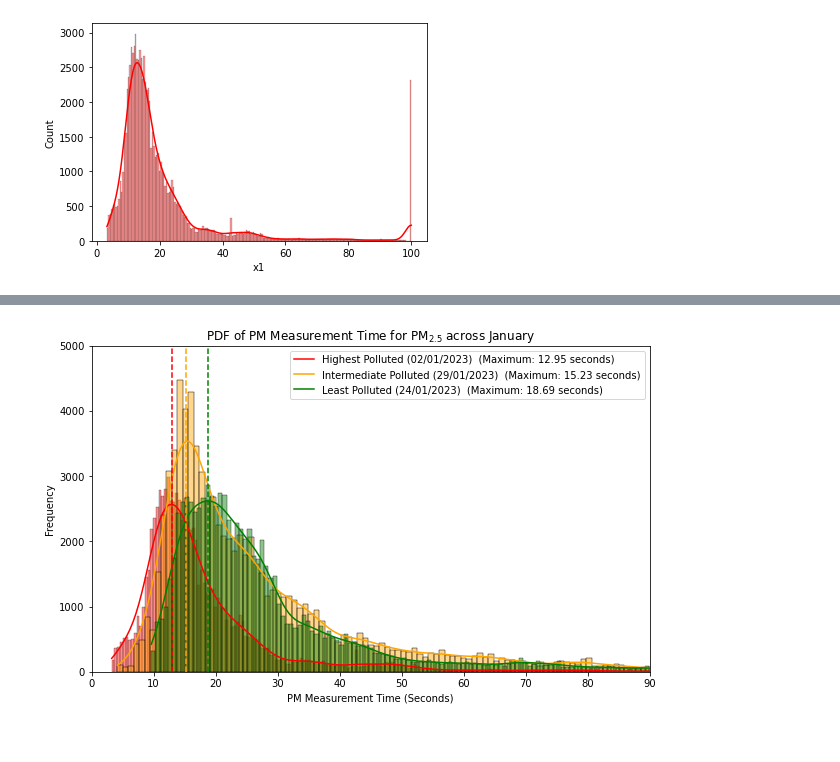
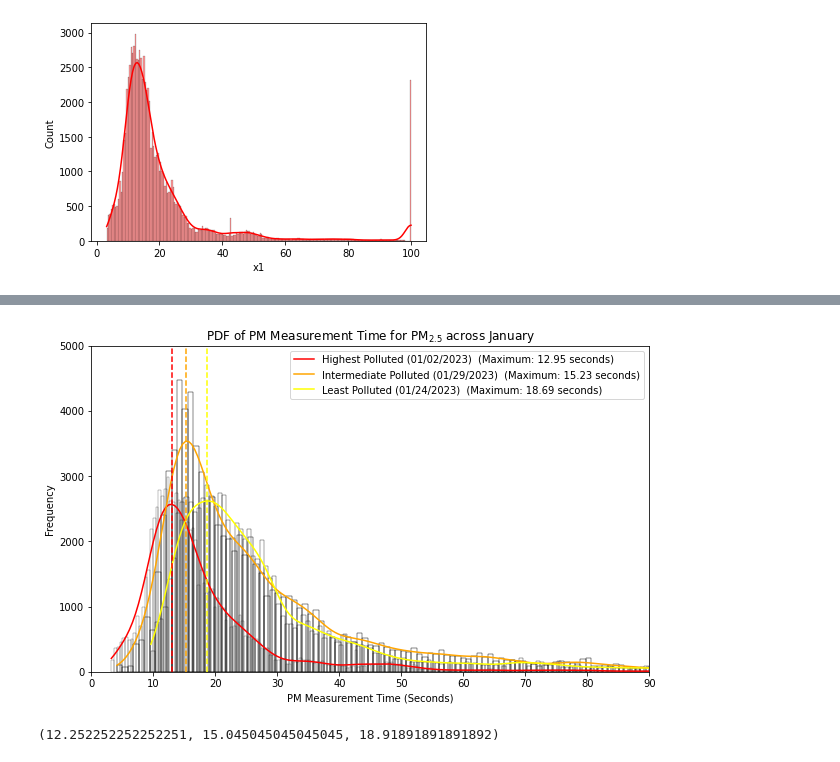
Before and after one commit to gokulbalagopal/Temporal_Variogram_2023, a Jupyter notebook: firmware/Polluted_days.ipynb, the cells around one changed output, grey strips where cells are left out. Drawn from its saved outputs; the diff is of its cells as text; code cells hidden in the pictures.

Commit message:
generate the pdf plot for most polluted days

```diff
--- a/firmware/Polluted_days.ipynb
+++ b/firmware/Polluted_days.ipynb
@@ -57,7 +40,7 @@ peak_1 = peak_val(data_1)[0]
 The (x, y) pair with the maximum y value is: [12.95303940498128, 2567.7376547724243]
 [figure]
 # %%
-ax2 = sns.histplot(data=df2, x='x1', alpha = 0.4, kde = True, color ="orange", label='Intermediate Polluted (29/01/2023)')
+ax2 = sns.histplot(data=df2, x='x1', alpha = 0.4, kde = True, color ="orange", label='Intermediate Polluted (28/01/2023)')
 data_2 = ax2.lines[0].get_xydata()
 peak_2 = peak_val(data_2)[0]
 # %% [output]
@@ -65,6 +48,6 @@ The (x, y) pair with the maximum y value is: [15.225333326300218, 3534.327593983
 [figure]
 # %%
-ax3 = sns.histplot(data=df3, x='x1', alpha = 0.4, kde = True,color ="g", label='Least Polluted (24/01/2023)')
+ax3 = sns.histplot(data=df3, x='x1', alpha = 0.4, kde = True,color ="g", label='Least Polluted (12/01/2023)')
 data_3 = ax3.lines[0].get_xydata()
 peak_3 = peak_val(data_3)[0]
 # %% [output]
@@ -72,31 +55,58 @@ The (x, y) pair with the maximum y value is: [18.691147348774727, 2619.138025198
 [figure]
 # %%
 plt.figure(figsize=(10, 6))
-sns.histplot(data=df1, x='x1',alpha = 0.45,  kde = True, color ="r", label='Highest Polluted (02/01/2023)')
-sns.histplot(data=df2, x='x1', alpha = 0.45, kde = True, color ="orange", label='Intermediate Polluted (29/01/2023)')
-sns.histplot(data=df3, x='x1', alpha = 0.45, kde = True,color ="g", label='Least Polluted (24/01/2023)')
+sns.histplot(data=df1, x='x1',alpha = 0.0,  kde = True, color ="red", label='Highest Polluted (02/01/2023)')
+sns.histplot(data=df2, x='x1', alpha = 0.0, kde = True, color ="orange", label='Intermediate Polluted (28/01/2023)')
+sns.histplot(data=df3, x='x1', alpha = 0.0, kde = True,color ="yellow", label='Least Polluted (24/01/2023)')
 
 
 
 plt.xlim(0, 90)
 plt.ylim(0, 5000)
 plt.xlabel('PM Measurement Time (Seconds)')
 plt.ylabel('Frequency')
 plt.title('PDF of PM Measurement Time for PM$_{2.5}$ across January')
 plt.legend()
 
 plt.axvline(peak_1, color='red', linestyle='dashed',)
 plt.axvline(peak_2, color='orange', linestyle='dashed')
-plt.axvline(peak_3, color='green', linestyle='dashed')
+plt.axvline(peak_3, color='yellow', linestyle='dashed')
 
-legend_labels = ['Highest Polluted (02/01/2023)', 'Intermediate Polluted (29/01/2023)', 'Least Polluted (24/01/2023)']
+legend_labels = ['Highest Polluted (01/02/2023)', 'Intermediate Polluted (01/29/2023)', 'Least Polluted (01/24/2023)']
 for i, peak_value in enumerate([peak_1, peak_2, peak_3]):
     legend_labels[i] += f'  (Maximum: {round(peak_value, 2)} seconds)'
 
 # Update legend with custom labels
 plt.legend(labels=legend_labels)
 plt.savefig(r"D:\UTD\UTDFall2023\Temporal_Variograms\firmware\plots\Polluted_Day_with_peak_times.png")
 plt.show()
 plt.show()
 # %% [output]
-[figure, old version]
+[figure, new version]
+# %%
+from scipy.stats import gaussian_kde
+
+def find_kde_peak(data, bw_adjust=0.5):
+    """
+    Find the peak of a KDE plot for given data and bandwidth adjustment.
+    """
+    # Calculate KDE with Scipy, adjusting the bandwidth similarly to Seaborn's approach
+    kde = gaussian_kde(data)
+    kde.set_bandwidth(bw_method=kde.factor * bw_adjust)  # Adjust the bandwidth
+
+    x_range = np.linspace(0, 90, 1000)  # Use a finer x_range for more precision
+    kde_values = kde.evaluate(x_range)
+
+    # Find the peak
+    peak_idx = np.argmax(kde_values)
+    peak_x = x_range[peak_idx]
+    return peak_x
+
+# Calculate peaks for each dataset with the specified bw_adjust
+peak_1 = find_kde_peak(df1['x1'], bw_adjust=0.5)
+peak_2 = find_kde_peak(df2['x1'], bw_adjust=0.5)
+peak_3 = find_kde_peak(df3['x1'], bw_adjust=0.5)
+
+peak_1, peak_2, peak_3
+# %% [output]
+(12.252252252252251, 15.045045045045045, 18.91891891891892)
```
Also changed, not shown: parts of 4 cells of this notebook.
